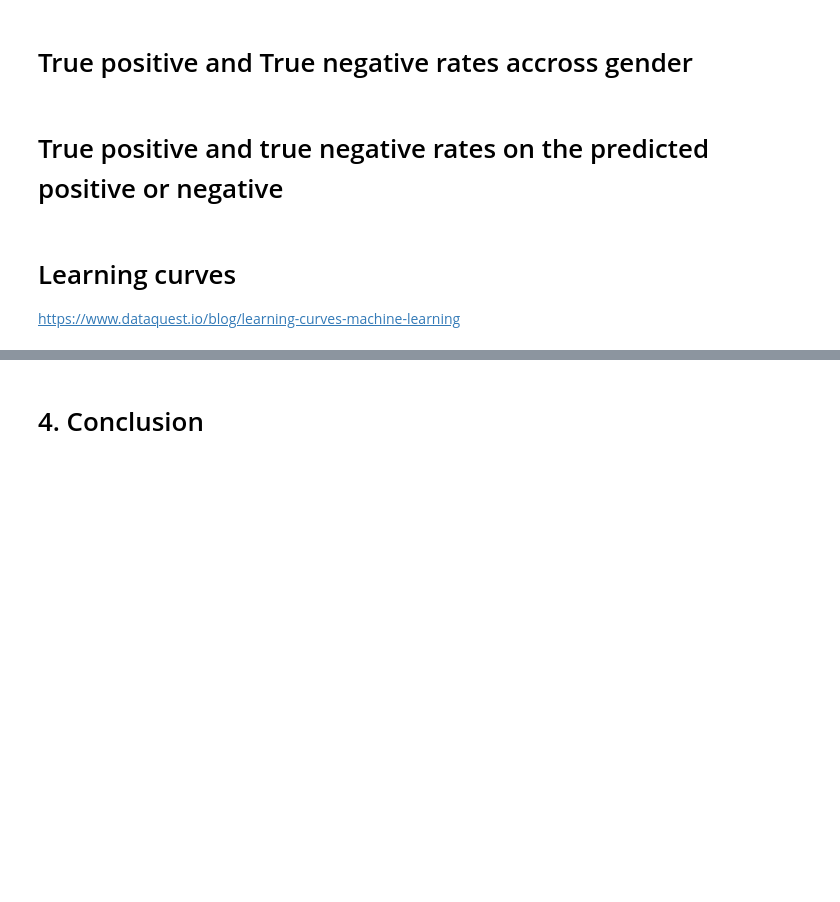
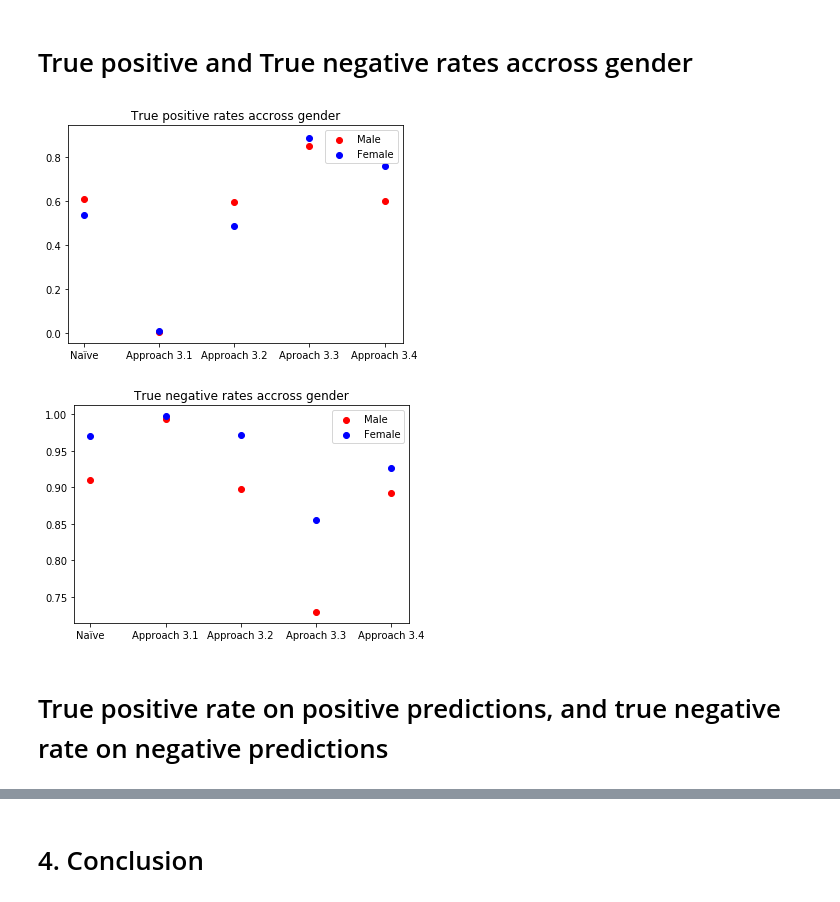
Before and after one commit to heyaudace/ml-bias-fairness, a Jupyter notebook: 2. Intro to Bias and Fairness in Machine Learning.ipynb, the cells around one changed output, grey strips where cells are left out. Drawn from its saved outputs; the diff is of its cells as text; code cells hidden in the pictures; blank space fills up the shorter version.

```diff
--- a/2. Intro to Bias and Fairness in Machine Learning.ipynb
+++ b/2. Intro to Bias and Fairness in Machine Learning.ipynb
@@ -943,2 +869,8 @@ plot_comparisons_groups(approaches, [negative_rate_male, negative_rate_female],
+# %%
+plot_model_gender_metrics('true_positive_rate', summaries, approaches, "True positive rates accross gender")
+plot_model_gender_metrics('true_negative_rate', summaries, approaches, "True negative rates accross gender")
+# %% [output]
+[figure, added]
+[figure, added]
 # %% [markdown]
-# True positive and true negative rates on the predicted positive or negative
+# True positive rate on positive predictions, and true negative rate on negative predictions
@@ -954,4 +876,0 @@ plot_comparisons_groups(approaches, [true_negative_rate_on_negative_predictions_
-# %% [markdown]
-# Learning curves
-
-https://www.dataquest.io/blog/learning-curves-machine-learning
```
Also changed, not shown: parts of 46 cells of this notebook.
